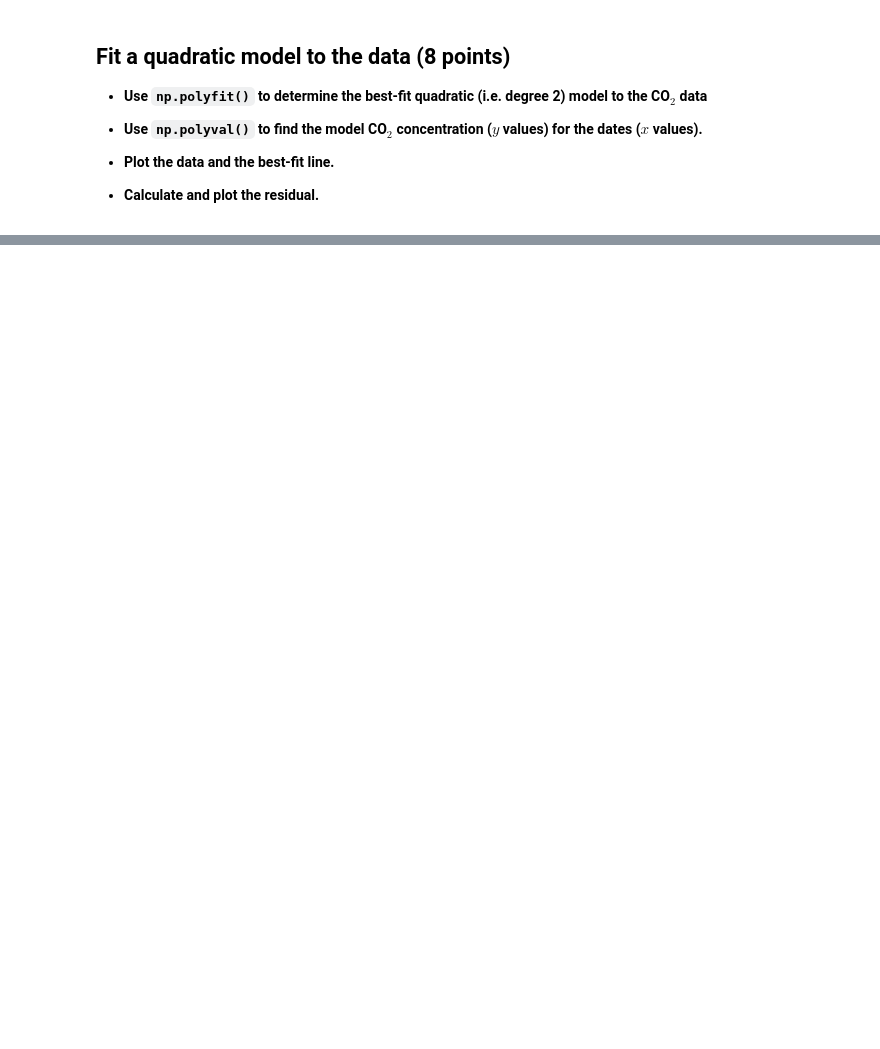
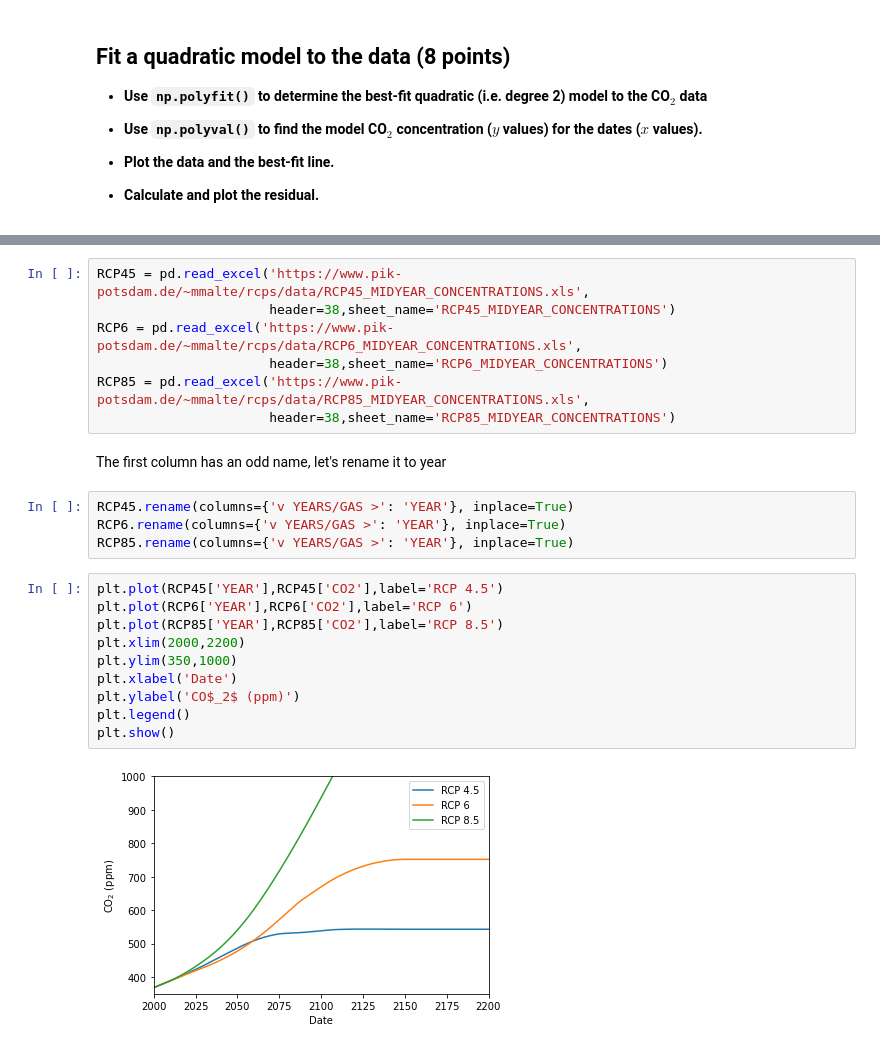
Before and after one commit to ds-connectors/EPS88-Spring-2023, a Jupyter notebook: Week08_Age_of_the_Universe/W8_assignment_Mauna_Loa_CO2.ipynb, the cells around one changed output, grey strips where cells are left out. Drawn from its saved outputs; the diff is of its cells as text; blank space fills up the shorter version.

```diff
--- a/Week08_Age_of_the_Universe/W8_assignment_Mauna_Loa_CO2.ipynb
+++ b/Week08_Age_of_the_Universe/W8_assignment_Mauna_Loa_CO2.ipynb
@@ -63,0 +169,25 @@ Using your preferred fit, calculate at the atmospheric CO$_2$ level would be if
+# %%
+RCP45 = pd.read_excel('https://www.pik-potsdam.de/~mmalte/rcps/data/RCP45_MIDYEAR_CONCENTRATIONS.xls',
+                      header=38,sheet_name='RCP45_MIDYEAR_CONCENTRATIONS')
+RCP6 = pd.read_excel('https://www.pik-potsdam.de/~mmalte/rcps/data/RCP6_MIDYEAR_CONCENTRATIONS.xls',
+                      header=38,sheet_name='RCP6_MIDYEAR_CONCENTRATIONS')
+RCP85 = pd.read_excel('https://www.pik-potsdam.de/~mmalte/rcps/data/RCP85_MIDYEAR_CONCENTRATIONS.xls',
+                      header=38,sheet_name='RCP85_MIDYEAR_CONCENTRATIONS')
+# %% [markdown]
+The first column has an odd name, let's rename it to year
+# %%
+RCP45.rename(columns={'v YEARS/GAS >': 'YEAR'}, inplace=True)
+RCP6.rename(columns={'v YEARS/GAS >': 'YEAR'}, inplace=True)
+RCP85.rename(columns={'v YEARS/GAS >': 'YEAR'}, inplace=True)
+# %%
+plt.plot(RCP45['YEAR'],RCP45['CO2'],label='RCP 4.5')
+plt.plot(RCP6['YEAR'],RCP6['CO2'],label='RCP 6')
+plt.plot(RCP85['YEAR'],RCP85['CO2'],label='RCP 8.5')
+plt.xlim(2000,2200)
+plt.ylim(350,1000)
+plt.xlabel('Date')
+plt.ylabel('CO$_2$ (ppm)')
+plt.legend()
+plt.show()
+# %% [output]
+[figure, added]
```
Also changed, not shown: parts of 15 cells of this notebook, 1 other file.
